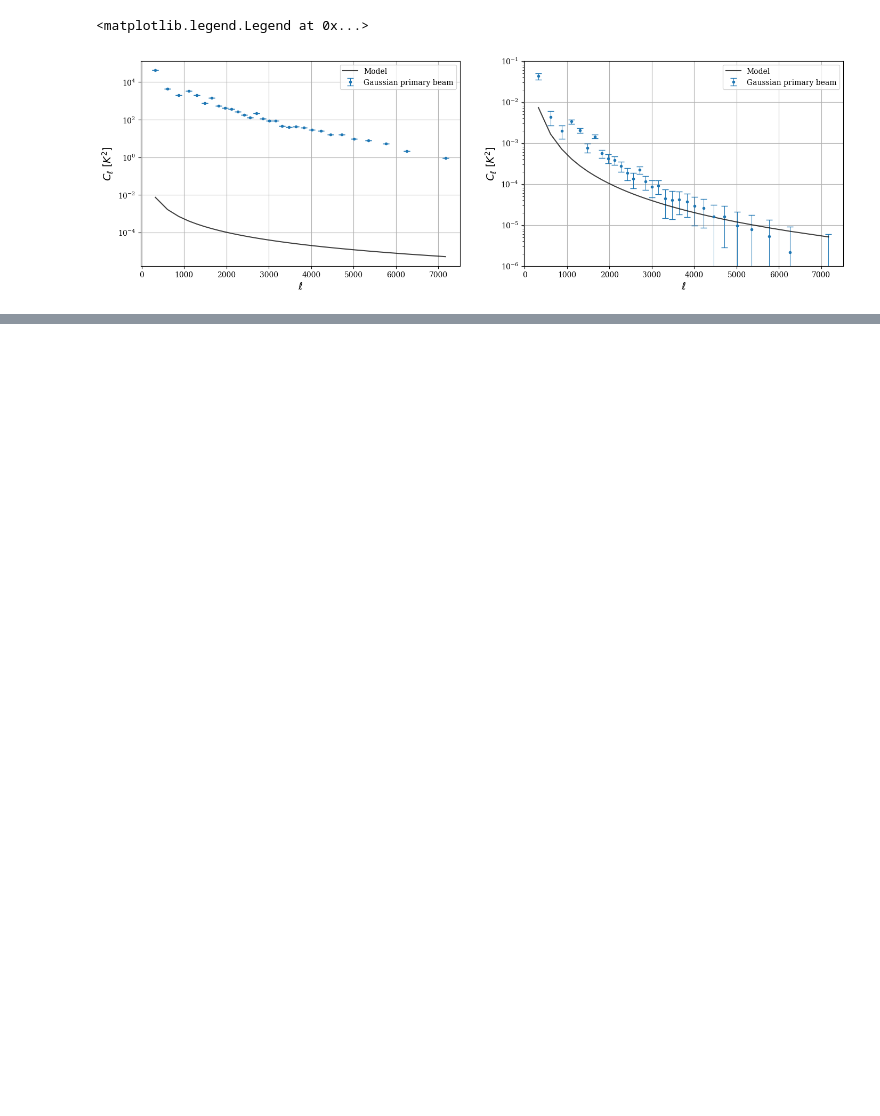
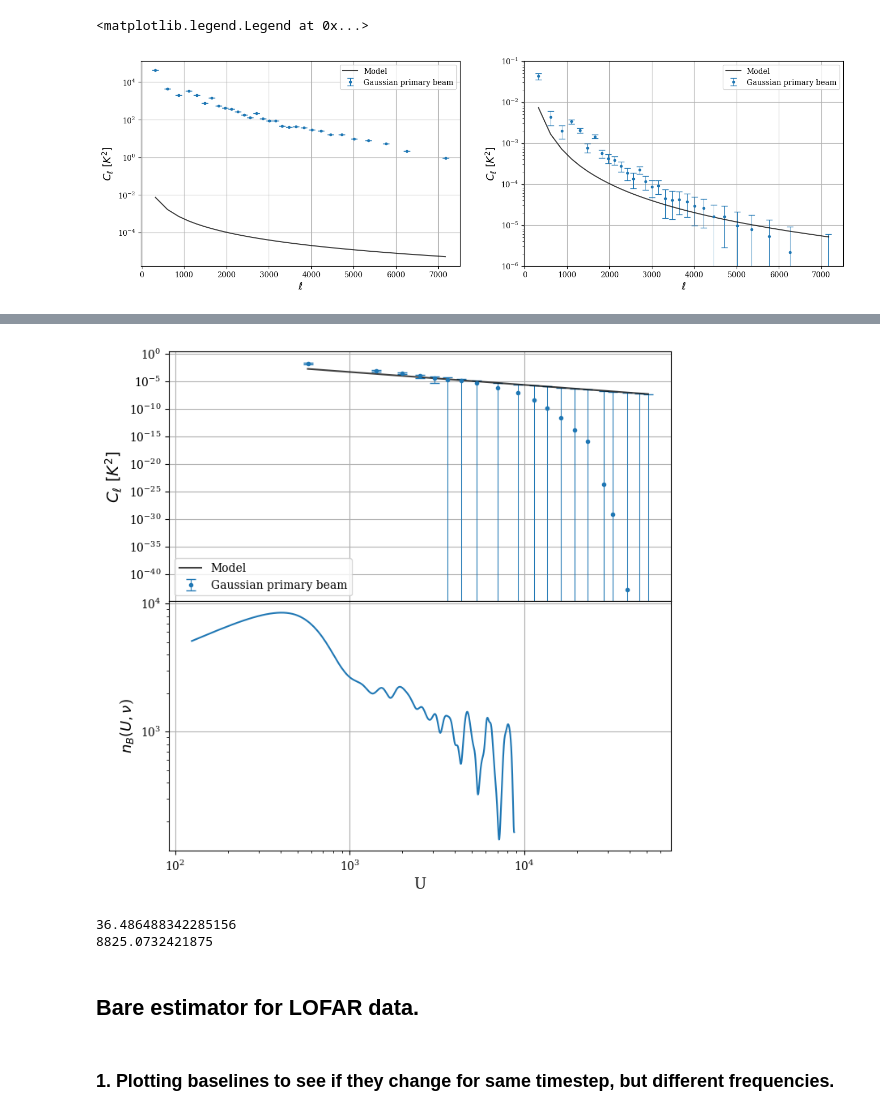
Before and after one commit to vitraj/visest, a Jupyter notebook: Misc_tests_notebook.ipynb, the cells around one changed output, grey strips where cells are left out. Saved outputs shown, nothing was run; the diff lists cells and outputs as text; code cells hidden in the pictures; blank space fills up the shorter version.

Commit message:
Adding the notebook to check whether the bare estimator works on the SKA layout. Added other notebooks that analyze the .MS files. Small changes in the miscallaneous notebook.

```diff
--- a/Misc_tests_notebook.ipynb
+++ b/Misc_tests_notebook.ipynb
@@ -961,0 +978,72 @@ axs[1].legend()
+# %%
+from scipy.interpolate import make_interp_spline
+
+folder = 'output/'
+filename= 'NPARR_SKA_BE_0to1439steps_nofilter_bins20_equal_length.npz'
+data = np.load(folder + filename)
+
+# Access the arrays
+bare_estimator_avg = data['bare_estimator_avg']
+ell_mean_avg = data['ell_mean_avg']
+var_squared_avg = data['var_squared_avg']
+
+# Close the .npz file
+data.close()
+
+
+maxmin_norm = np.load('SKA_material/maxmin_norm.npy')
+maxmin_norm_nonzero = np.load('SKA_material/maxmin_norm_nonzero.npy')
+all_norms_nonzero_avg = np.load('SKA_material/all_norms_nonzero_avg.npy')
+
+#Creating bins to bin all norms and non-zero norms.
+num_bins = 50
+bins = np.linspace(np.min(maxmin_norm[:,1]) - 1, np.max(maxmin_norm[:,0]) + 1, num_bins + 1)
+bins_nonzero = np.linspace(np.min(maxmin_norm_nonzero[:,1]) - 1, np.max(maxmin_norm_nonzero[:,0]) + 1, num_bins + 1)
+
+# Compute the bin midpoints for interpolation
+bin_nonzero_midpoints = (bins_nonzero[:-1] + bins_nonzero[1:]) / 2
+
+# Interpolate the average histograms for non-zero norms
+spline_nonzero_norms = make_interp_spline(bin_nonzero_midpoints, all_norms_nonzero_avg, k=3)
+x_smooth_nonzero_all_norms = np.linspace(bin_nonzero_midpoints.min(), bin_nonzero_midpoints.max(), 500)
+y_smooth_nonzero_all_norms = spline_nonzero_norms(x_smooth_nonzero_all_norms)
+
+
+
+fig, axs = plt.subplots(2, 1, figsize=(8, 8), sharex= True)
+# Remove vertical space between Axes
+fig.subplots_adjust(hspace=0)
+
+axs[0].errorbar(ell_mean_avg, bare_estimator_avg / 1e6, np.sqrt(var_squared_avg),
+    color="#1f77b4", label="Gaussian primary beam", elinewidth=0.75, capsize=4, fmt="o", markersize=3)
+
+axs[0].plot(ell_mean_avg, 5.13 * 1e-4 * (1000 / ell_mean_avg) ** 2.34,
+    color="k", label="Model", alpha=0.75)
+axs[0].set_yscale("log")
+axs[0].set_xscale("log")
+axs[0].grid()
+axs[0].set_xlabel(r"$\ell$", fontsize=14)
+axs[0].set_ylabel(r"$C_{\ell}$ $[K^2]$", fontsize=14)
+#axs[0].set_ylim([1e-6, 1e-1])
+axs[0].legend()
+
+
+axs[1].plot(x_smooth_nonzero_all_norms, y_smooth_nonzero_all_norms)
+axs[1].set_xlabel('U', fontsize= 13)
+axs[1].set_ylabel(r'$n_B(U, \nu$)', fontsize= 13)
+axs[1].set_yscale('log')
+axs[0].set_xscale("log")
+axs[1].grid()
+#axs[1].set_xlim([x_smooth_nonzero_all_norms.min(), x_smooth_nonzero_all_norms.max()])
+# %% [output]
+[figure, added]
+# %%
+print(bins_nonzero[0])
+print(bins_nonzero[-1])
+# %% [output]
+36.486488342285156
+8825.0732421875
+# %% [markdown]
+## __Bare estimator for LOFAR data.__
+# %% [markdown]
+### __1. Plotting baselines to see if they change for same timestep, but different frequencies.__
```
Also changed, not shown: parts of 7 cells of this notebook, 3 other files.
